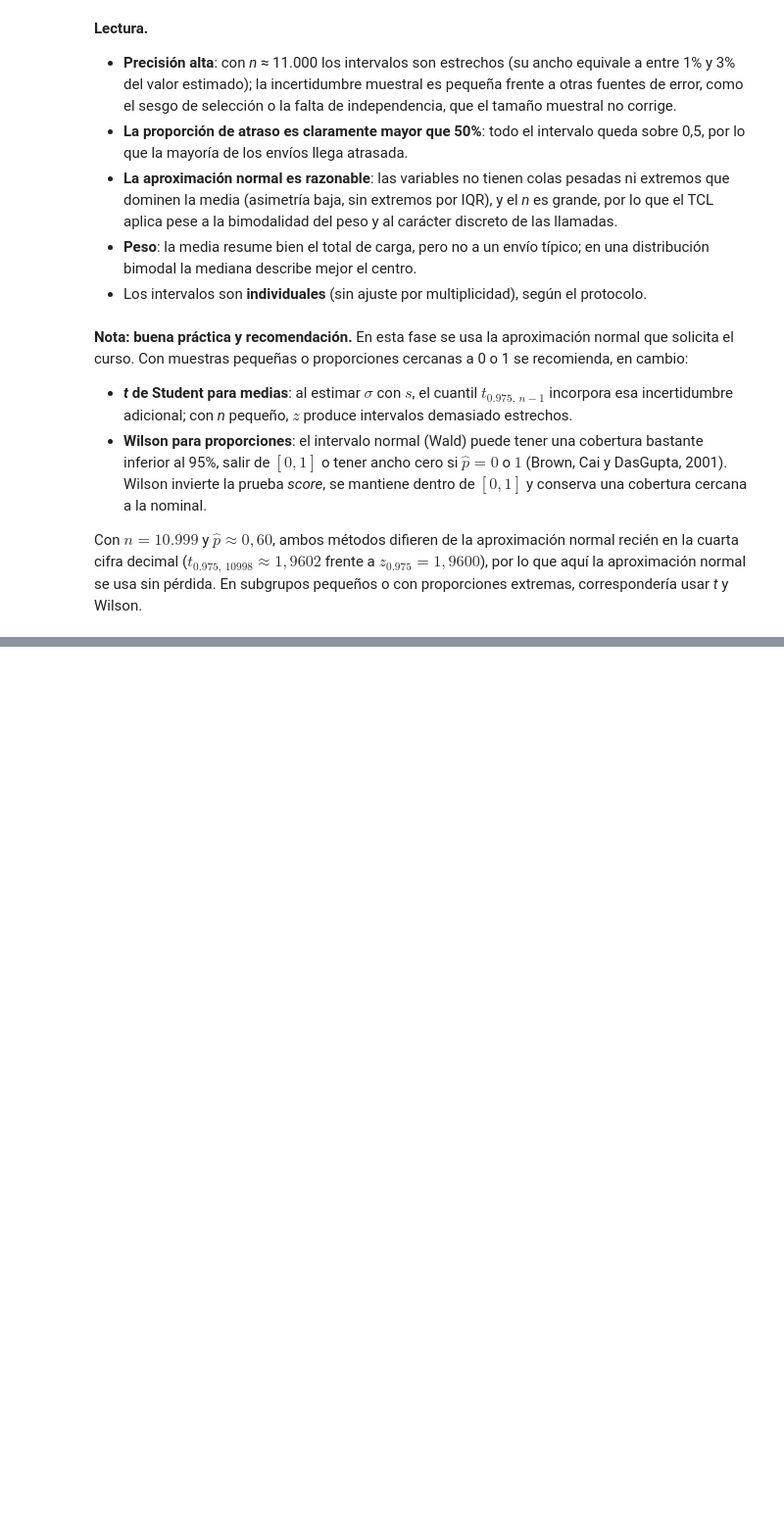
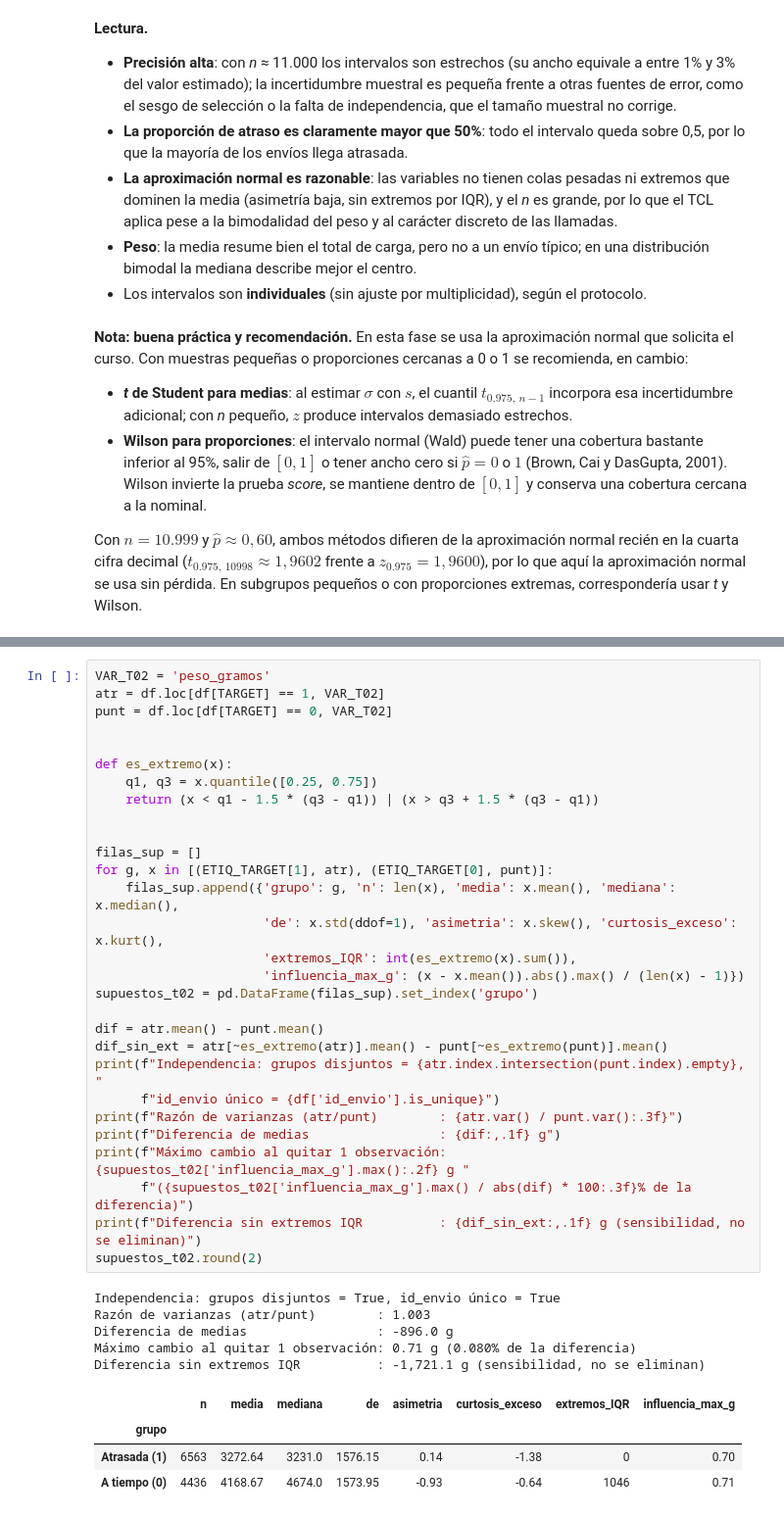
Before and after one commit to joserodriguezc/grupo_1_estadistica_computacional, a Jupyter notebook: notebooks/formativa_1.ipynb, the cells around one changed output, grey strips where cells are left out. Shown at 98% size. Saved outputs shown, nothing was run; the diff lists cells and outputs as text; blank space fills up the shorter version.

```diff
--- a/notebooks/formativa_1.ipynb
+++ b/notebooks/formativa_1.ipynb
@@ -848,0 +914,39 @@ aproximación normal se usa sin pérdida. En subgrupos pequeños o con proporcio
+# %%
+VAR_T02 = 'peso_gramos'
+atr = df.loc[df[TARGET] == 1, VAR_T02]
+punt = df.loc[df[TARGET] == 0, VAR_T02]
+
+
+def es_extremo(x):
+    q1, q3 = x.quantile([0.25, 0.75])
+    return (x < q1 - 1.5 * (q3 - q1)) | (x > q3 + 1.5 * (q3 - q1))
+
+
+filas_sup = []
+for g, x in [(ETIQ_TARGET[1], atr), (ETIQ_TARGET[0], punt)]:
+    filas_sup.append({'grupo': g, 'n': len(x), 'media': x.mean(), 'mediana': x.median(),
+                      'de': x.std(ddof=1), 'asimetria': x.skew(), 'curtosis_exceso': x.kurt(),
+                      'extremos_IQR': int(es_extremo(x).sum()),
+                      'influencia_max_g': (x - x.mean()).abs().max() / (len(x) - 1)})
+supuestos_t02 = pd.DataFrame(filas_sup).set_index('grupo')
+
+dif = atr.mean() - punt.mean()
+dif_sin_ext = atr[~es_extremo(atr)].mean() - punt[~es_extremo(punt)].mean()
+print(f"Independencia: grupos disjuntos = {atr.index.intersection(punt.index).empty}, "
+      f"id_envio único = {df['id_envio'].is_unique}")
+print(f"Razón de varianzas (atr/punt)        : {atr.var() / punt.var():.3f}")
+print(f"Diferencia de medias                 : {dif:,.1f} g")
+print(f"Máximo cambio al quitar 1 observación: {supuestos_t02['influencia_max_g'].max():.2f} g "
+      f"({supuestos_t02['influencia_max_g'].max() / abs(dif) * 100:.3f}% de la diferencia)")
+print(f"Diferencia sin extremos IQR          : {dif_sin_ext:,.1f} g (sensibilidad, no se eliminan)")
+supuestos_t02.round(2)
+# %% [output]
+Independencia: grupos disjuntos = True, id_envio único = True
+Razón de varianzas (atr/punt)        : 1.003
+Diferencia de medias                 : -896.0 g
+Máximo cambio al quitar 1 observación: 0.71 g (0.080% de la diferencia)
+Diferencia sin extremos IQR          : -1,721.1 g (sensibilidad, no se eliminan)
+|  | n | media | mediana | de | asimetria | curtosis_exceso | extremos_IQR | influencia_max_g |
+| grupo |  |  |  |  |  |  |  |  |
+| Atrasada (1) | 6563 | 3272.64 | 3231.0 | 1576.15 | 0.14 | -1.38 | 0 | 0.70 |
+| A tiempo (0) | 4436 | 4168.67 | 4674.0 | 1573.95 | -0.93 | -0.64 | 1046 | 0.71 |
```
Also changed, not shown: parts of 22 cells of this notebook, 4 other files.
